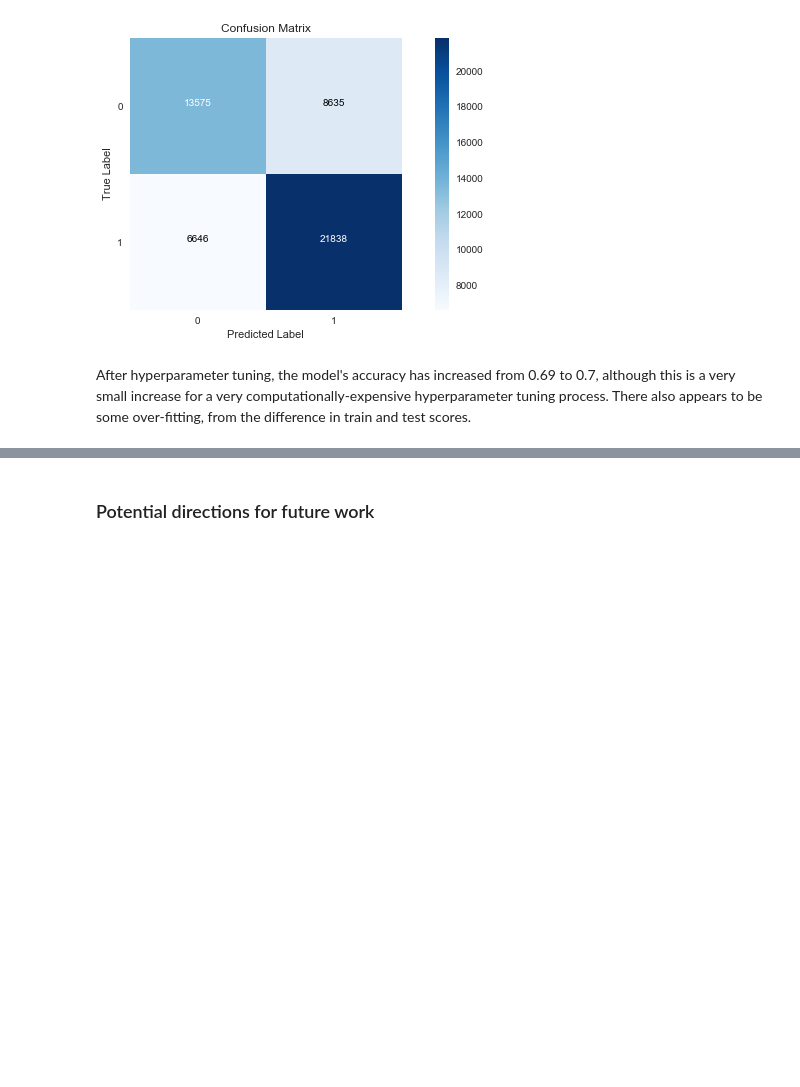
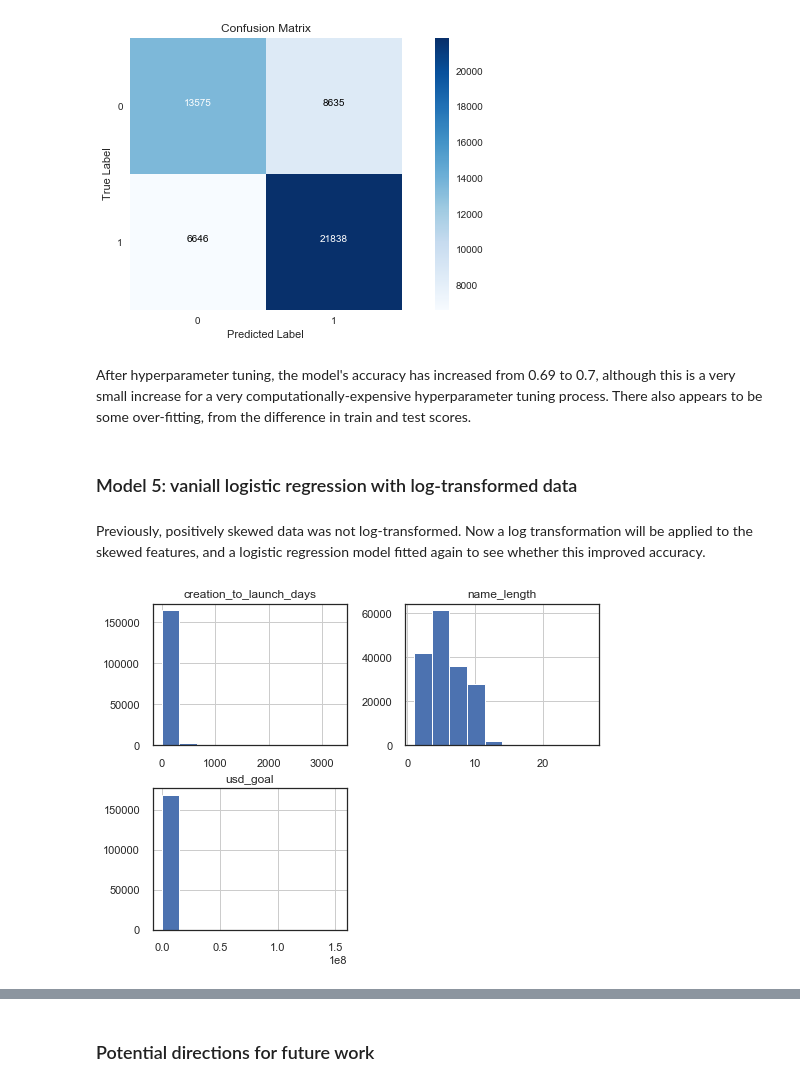
Before and after one commit to L-Lewis/Kickstarter-success-machine-learning, a Jupyter notebook: Kickstarter-project.ipynb, the cells around one changed output, grey strips where cells are left out. Saved outputs shown, nothing was run; the diff lists cells and outputs as text; code cells hidden in the pictures; blank space fills up the shorter version.

```diff
--- a/Kickstarter-project.ipynb
+++ b/Kickstarter-project.ipynb
@@ -1759,3 +1780,13 @@ weighted avg       0.70      0.70      0.70     50694
 [figure]
 # %% [markdown]
 After hyperparameter tuning, the model's accuracy has increased from 0.69 to 0.7, although this is a very small increase for a very computationally-expensive hyperparameter tuning process. There also appears to be some over-fitting, from the difference in train and test scores.
+# %% [markdown]
+### Model 5: vaniall logistic regression with log-transformed data
+# %% [markdown]
+Previously, positively skewed data was not log-transformed. Now a log transformation will be applied to the skewed features, and a logistic regression model fitted again to see whether this improved accuracy.
+# %%
+# Assessing skewed distributions
+cols_to_log = ['creation_to_launch_days', 'name_length', 'usd_goal']
+df_transformed[cols_to_log].hist(figsize=(8,6));
+# %% [output]
+[figure, added]
```
Also changed, not shown: parts of 20 cells of this notebook.
